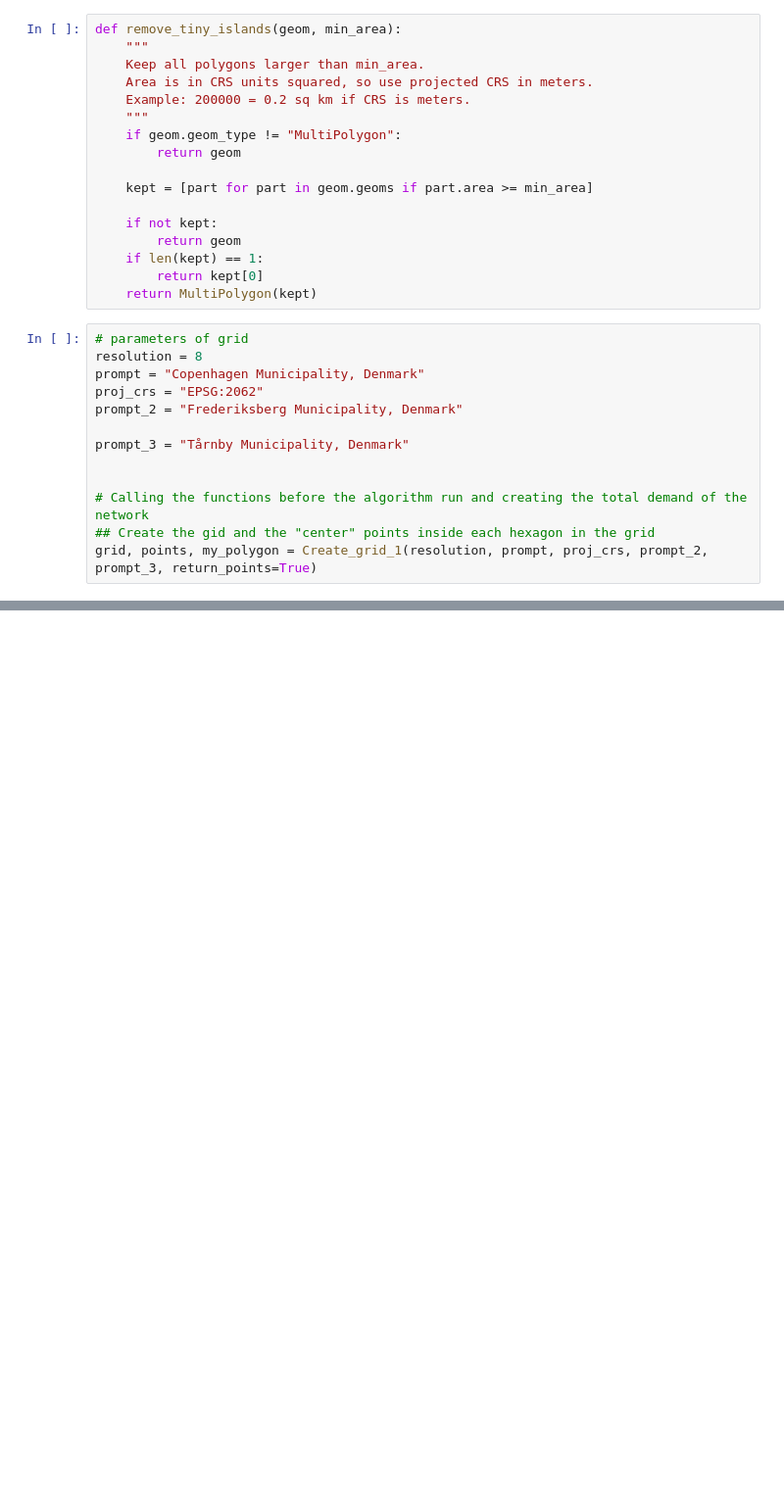
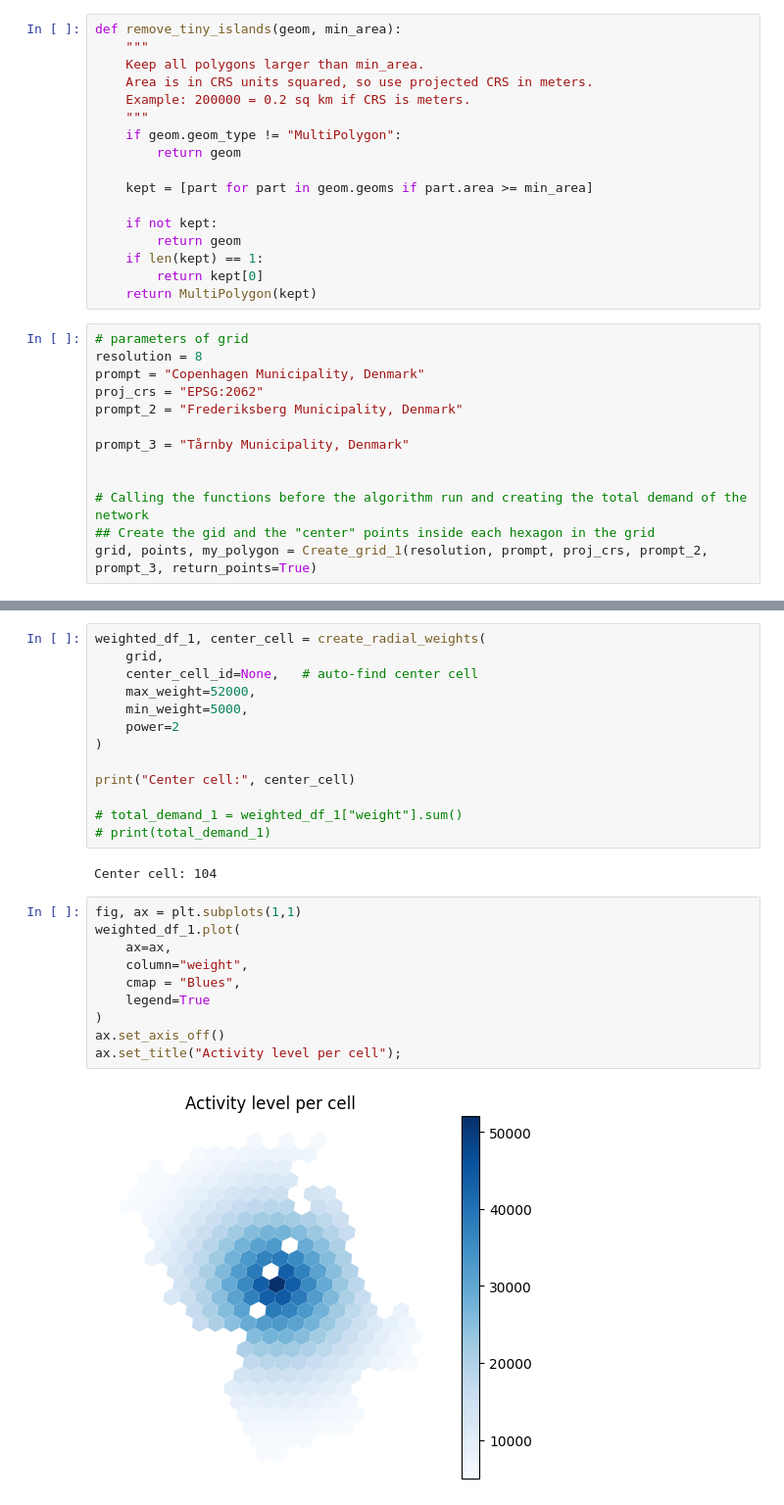
Before and after one commit to jevgbur/Genetic-algorithms-metro-optimization, a Jupyter notebook: basic_genetic/density_try.ipynb, the cells around one changed output, grey strips where cells are left out. Shown at 98% size. Drawn from its saved outputs; the diff is of its cells as text; blank space fills up the shorter version.

```diff
--- a/basic_genetic/density_try.ipynb
+++ b/basic_genetic/density_try.ipynb
@@ -140,0 +195,27 @@ Text(0.5, 1.0, 'Grid over Copenhagne DK.')
+# %%
+weighted_df_1, center_cell = create_radial_weights(
+    grid,
+    center_cell_id=None,   # auto-find center cell
+    max_weight=52000,
+    min_weight=5000,
+    power=2
+)
+
+print("Center cell:", center_cell)
+
+# total_demand_1 = weighted_df_1["weight"].sum()
+# print(total_demand_1)
+# %% [output]
+Center cell: 104
+# %%
+fig, ax = plt.subplots(1,1)
+weighted_df_1.plot(
+    ax=ax,
+    column="weight",
+    cmap = "Blues",
+    legend=True
+)
+ax.set_axis_off()
+ax.set_title("Activity level per cell");
+# %% [output]
+[figure, added]
```
Also changed, not shown: parts of 10 cells of this notebook.
